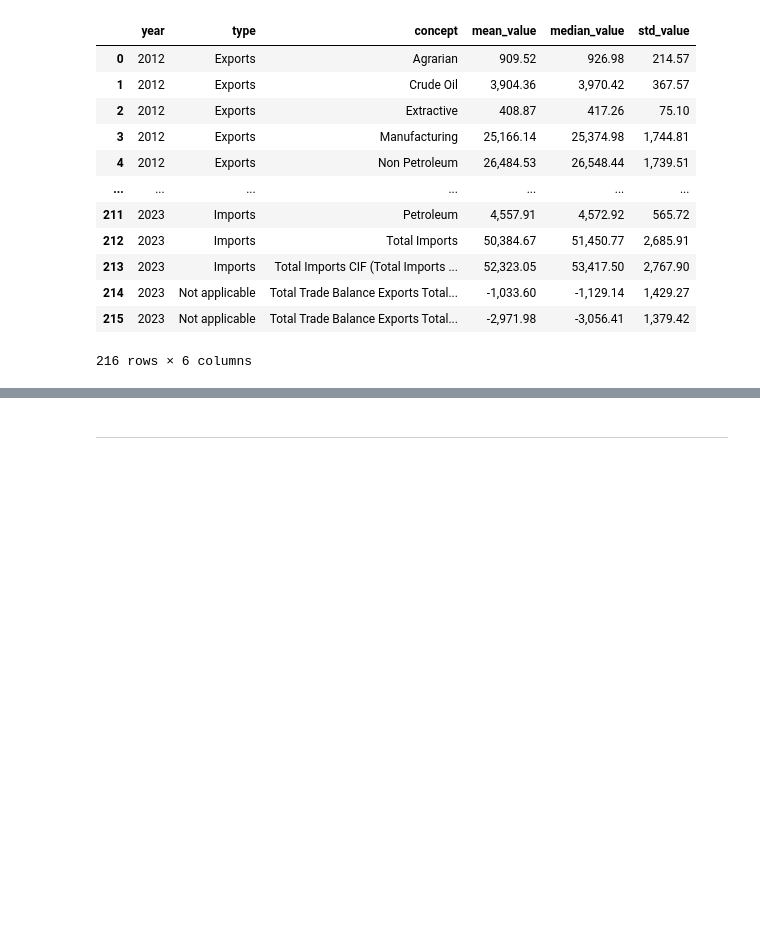
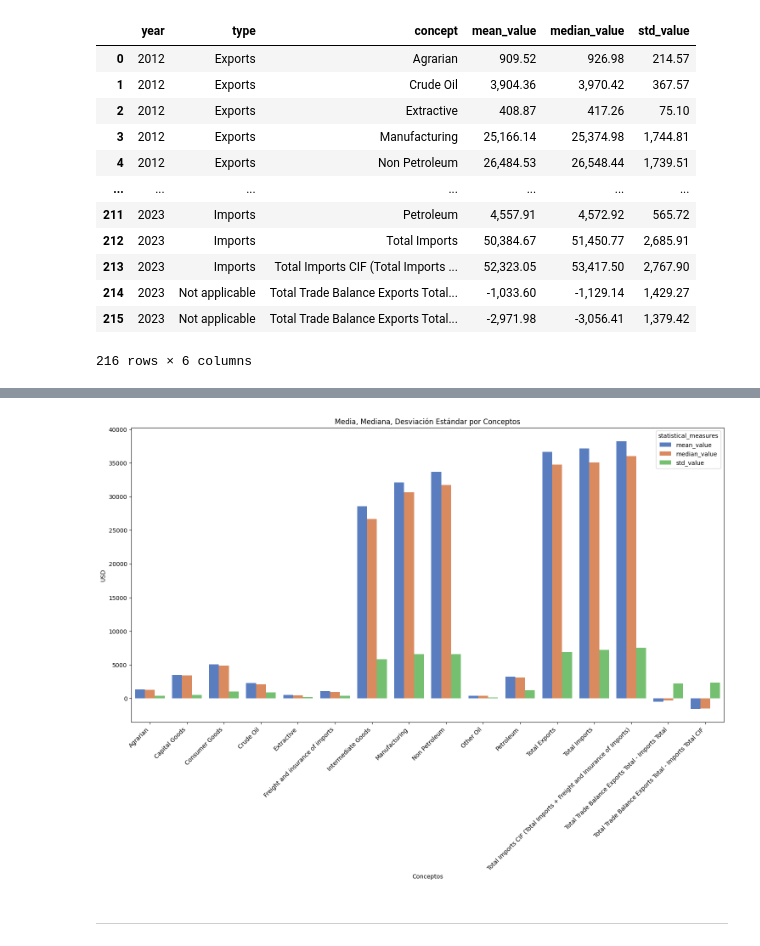
Before and after one commit to SaitoM17/analisis_mexico_trade_statistics_2012_2023, a Jupyter notebook: notebooks/5_analisis_estadistico.ipynb, the cells around one changed output, grey strips where cells are left out. Drawn from its saved outputs; the diff is of its cells as text; code cells hidden in the pictures; blank space fills up the shorter version.

```diff
--- a/notebooks/5_analisis_estadistico.ipynb
+++ b/notebooks/5_analisis_estadistico.ipynb
@@ -53,3 +87,21 @@ Media, Mediana y Desviación Estándar de value_usd por Año, Tipo y Concepto:
+# %%
+estadisticas_conceptos = df_2012_2023.groupby('concept')['value_usd'].agg(
+    mean_value = ('mean'),
+    median_value = ('median'),
+    std_value = ('std')
+).reset_index()
+
+estadisticas_conceptos_melted = estadisticas_conceptos.melt(id_vars='concept', var_name='statistical_measures', value_name='statistics')
+
+plt.figure(figsize=(18,9))
+sns.barplot(estadisticas_conceptos_melted, x='concept', y='statistics', hue='statistical_measures', palette='muted')
+plt.title('Media, Mediana, Desviación Estándar por Conceptos')
+plt.xlabel("Conceptos")
+plt.ylabel("USD")
+plt.xticks(rotation=45, ha='right' )
+plt.show()
+# %% [output]
+[figure, added]
 # %% [markdown]
 ---
 # %% [markdown]
```
Also changed, not shown: parts of 2 cells of this notebook.
